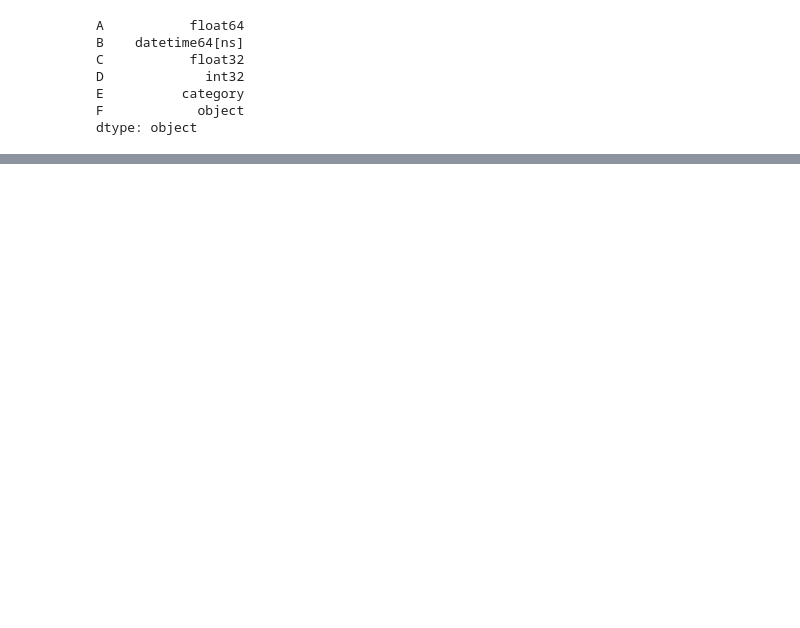
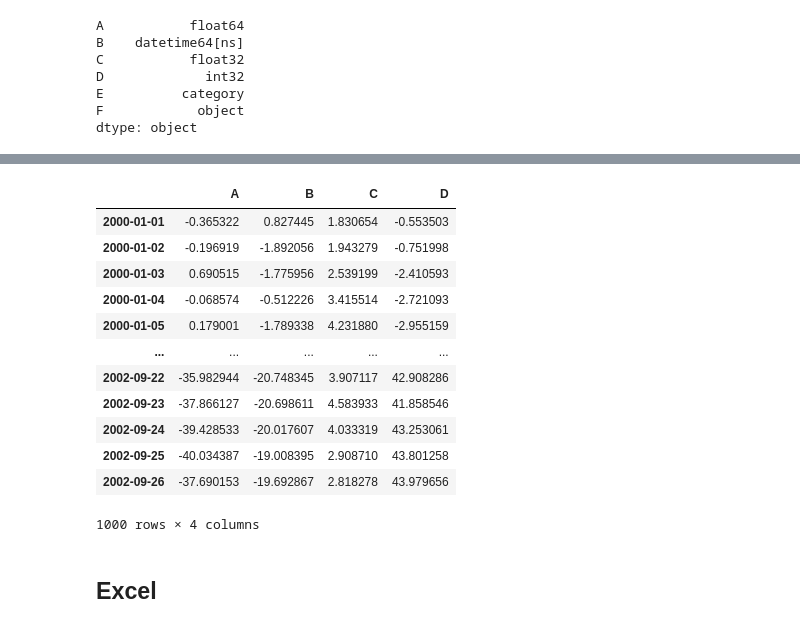
Before and after one commit to Tim-Abwao/learning-pandas, a Jupyter notebook: Going through "10 minutes to pandas".ipynb, the cells around one changed output, grey strips where cells are left out. Drawn from its saved outputs; the diff is of its cells as text; code cells hidden in the pictures; blank space fills up the shorter version.

```diff
--- a/Going through "10 minutes to pandas".ipynb
+++ b/Going through "10 minutes to pandas".ipynb
@@ -97,0 +1015,19 @@ dtype: object
+# %%
+# Reading from a csv file
+pd.read_csv('data.csv', index_col=0)
+# %% [output]
+|  | A | B | C | D |
+| 2000-01-01 | -0.365322 | 0.827445 | 1.830654 | -0.553503 |
+| 2000-01-02 | -0.196919 | -1.892056 | 1.943279 | -0.751998 |
+| 2000-01-03 | 0.690515 | -1.775956 | 2.539199 | -2.410593 |
+| 2000-01-04 | -0.068574 | -0.512226 | 3.415514 | -2.721093 |
+| 2000-01-05 | 0.179001 | -1.789338 | 4.231880 | -2.955159 |
+| ... | ... | ... | ... | ... |
+| 2002-09-22 | -35.982944 | -20.748345 | 3.907117 | 42.908286 |
+| 2002-09-23 | -37.866127 | -20.698611 | 4.583933 | 41.858546 |
+| 2002-09-24 | -39.428533 | -20.017607 | 4.033319 | 43.253061 |
+| 2002-09-25 | -40.034387 | -19.008395 | 2.908710 | 43.801258 |
+| 2002-09-26 | -37.690153 | -19.692867 | 2.818278 | 43.979656 |
+1000 rows × 4 columns
+# %% [markdown]
+## Excel
```
Also changed, not shown: parts of 140 cells of this notebook.
